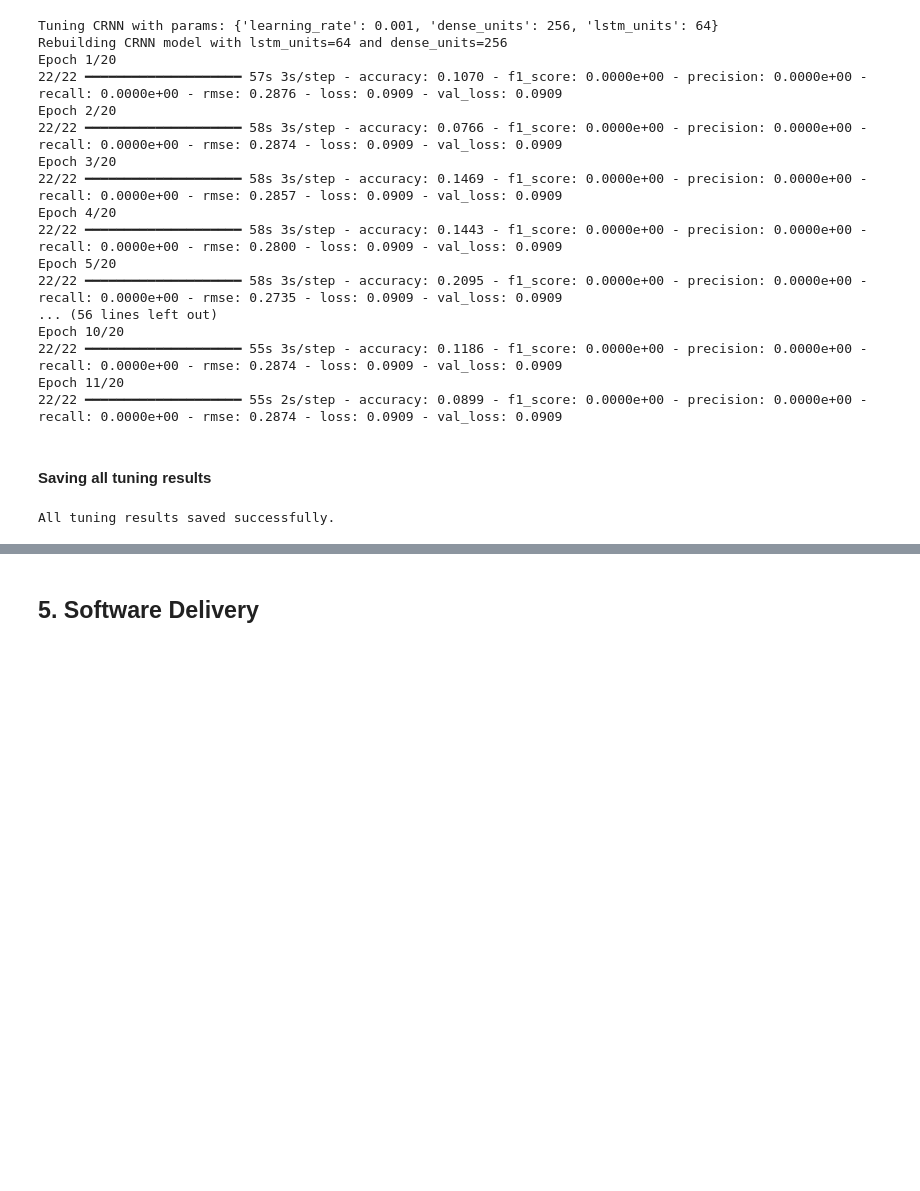
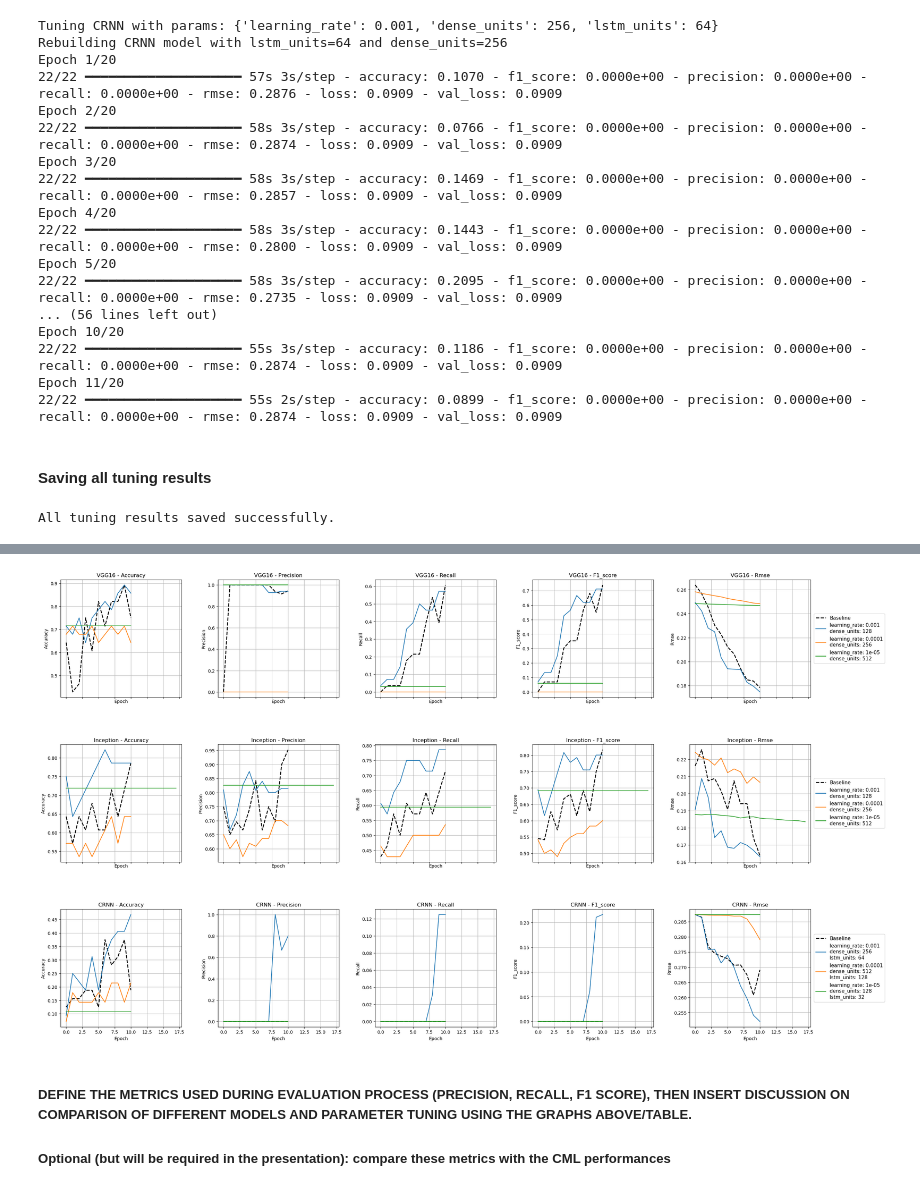
Before and after one commit to UW-MLGEO/MLGeo-2024-Snowflake-Classification, a Jupyter notebook: notebooks/DL_model_architects_evals.ipynb, the cells around one changed output, grey strips where cells are left out. Saved outputs shown, nothing was run; the diff lists cells and outputs as text; code cells hidden in the pictures; blank space fills up the shorter version.

```diff
--- a/notebooks/DL_model_architects_evals.ipynb
+++ b/notebooks/DL_model_architects_evals.ipynb
@@ -1328,2 +1407,72 @@ def evaluate_results(baseline_results, tuning_results):
-# %% [markdown]
-## 5. Software Delivery
+# %%
+# Generate comparison plots
+def plot_comparisons_subplots(baseline_results, tuning_results, metrics):
+    models = ["VGG16", "Inception", "CRNN"]
+    num_models = len(models)
+    num_metrics = len(metrics)
+
+    # Create a figure with subplots
+    fig, axes = plt.subplots(num_models, num_metrics, figsize=(30, 6 * num_models), sharex=True, sharey=False)
+    fig.subplots_adjust(hspace=0.4, wspace=0.3)
+
+    # Iterate over models and metrics
+    for i, model_name in enumerate(models):
+        handles = {}
+        for j, metric in enumerate(metrics):
+            ax = axes[i, j] if num_models > 1 else axes[j]  # Handle single-row case
+
+            # Extract baseline metric
+            baseline_metric = baseline_results[model_name]["history"].get(metric, [0])
+
+            # Extract tuning metrics
+            tuning_metrics = [
+                result["result"]["history"].get(metric, [0]) for result in tuning_results[model_name]
+            ]
+            tuning_labels = [
+                "\n".join(
+                    f"{key}: {value}" for key, value in result["params"].items()
+                ) for result in tuning_results[model_name]  # Break labels into multiple lines
+            ]
+
+            # Plot baseline metric
+            baseline_line, = ax.plot(baseline_metric, label="Baseline", linestyle="--", linewidth=2, color="black")
+            if "Baseline" not in handles:
+                handles["Baseline"] = baseline_line
+
+            # Plot tuning metrics
+            for tuning_metric, label in zip(tuning_metrics, tuning_labels):
+                tuning_line, = ax.plot(tuning_metric, label=f"Tuned: {label}")
+                if label not in handles:
+                    handles[label] = tuning_line
+
+            # Set plot titles and labels
+            ax.set_title(f"{model_name} - {metric.capitalize()}")
+            ax.set_xlabel("Epoch")
+            ax.set_ylabel(metric.capitalize())
+            ax.grid()
+
+        # Add a single legend for the entire row, aligned with the last subplot
+        unique_handles = list(handles.values())
+        unique_labels = list(handles.keys())
+
+        # Adjust legend placement for alignment with the last subplot in the row
+        ax_last = axes[i, -1] if num_metrics > 1 else axes[-1]
+        bbox = ax_last.get_position()
+        legend_x = bbox.x1 + 0.04  # Offset to the right of the last subplot
+        legend_y = (bbox.y0 + bbox.y1) / 2  # Center vertically in the row
+        fig.legend(
+            unique_handles, unique_labels, loc="center", fontsize=11,
+            bbox_to_anchor=(legend_x, legend_y), bbox_transform=fig.transFigure
+        )
+
+    plt.show()
+
+# Call the function with metrics
+metrics_to_plot = ["accuracy", "precision", "recall", "f1_score", "rmse"]
+plot_comparisons_subplots(baseline_results, tuning_results, metrics_to_plot)
+# %% [output]
+[figure, added]
+# %% [markdown]
+##### DEFINE THE METRICS USED DURING EVALUATION PROCESS (PRECISION, RECALL, F1 SCORE), THEN INSERT DISCUSSION ON COMPARISON OF DIFFERENT MODELS AND PARAMETER TUNING USING THE GRAPHS ABOVE/TABLE.
+
+##### Optional (but will be required in the presentation): compare these metrics with the CML performances
```
Also changed, not shown: parts of 6 cells of this notebook.
